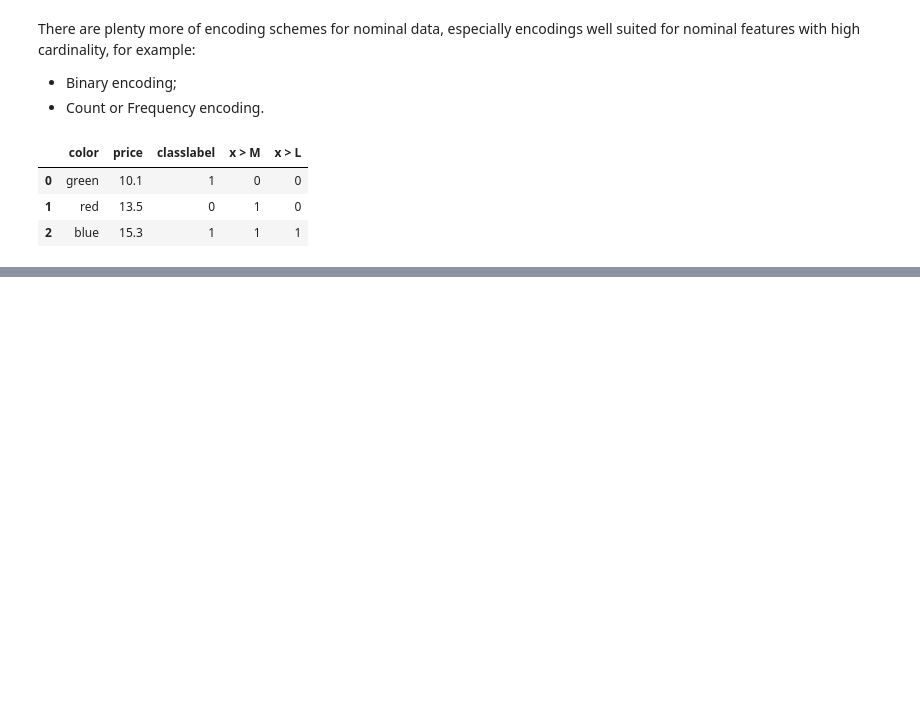
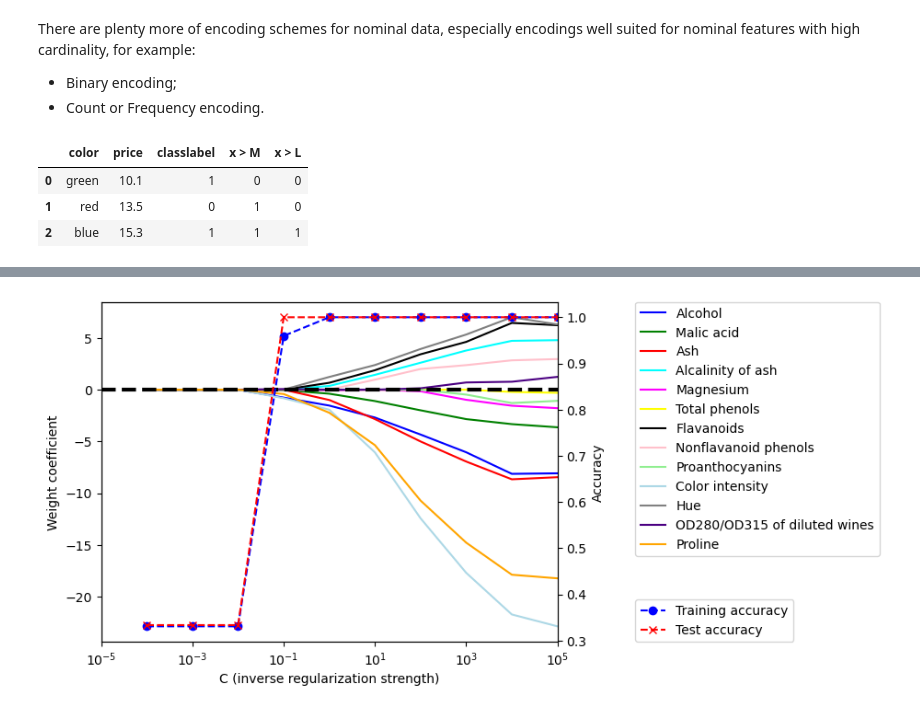
Before and after one commit to RiccardoTonioloDev/ML-w-PyTorch, a Jupyter notebook: Data preprocessing/building_good_datasets.ipynb, the cells around one changed output, grey strips where cells are left out. Saved outputs shown, nothing was run; the diff lists cells and outputs as text; code cells hidden in the pictures; blank space fills up the shorter version.

```diff
--- a/Data preprocessing/building_good_datasets.ipynb
+++ b/Data preprocessing/building_good_datasets.ipynb
@@ -200,0 +201,4 @@ df
+# %%
+df_wine = pd.read_csv('https://archive.ics.uci.edu/ml/machine-learning-databases/wine/wine.data', header=None)
+df_wine.columns = ['Class label','Alcohol','Malic acid','Ash','Alcalinity of ash','Magnesium','Total phenols','Flavanoids','Nonflavanoid phenols','Proanthocyanins','Color intensity','Hue','OD280/OD315 of diluted wines','Proline']
+df_wine.head()
@@ -200,0 +212,6 @@ df
+# %%
+from sklearn.model_selection import train_test_split
+X, y = df_wine.iloc[:,1:].values, df_wine.iloc[:,0].values
+X_train, X_test, y_train, y_test = train_test_split(X,y,test_size=0.3,random_state=0,stratify=y)
+# 30% in the test set and 70% in the training set
+# stratify=y determines that the classes in the training set and the test set have the same proportions
@@ -200,0 +270,10 @@ df
+# %%
+from sklearn.linear_model import LogisticRegression
+lr = LogisticRegression(
+    penalty='l1', # regularization penalty applied
+    C=1, # regularization coefficient
+    solver='liblinear', # an optimizer that can use the l1
+)
+lr.fit(X_train_std,y_train)
+print(f'Train accuracy: {lr.score(X_train_std,y_train)}')
+print(f'Test accuracy: {lr.score(X_test_std,y_test)}')
@@ -200,0 +301,67 @@ df
+# %%
+import matplotlib.pyplot as plt
+import numpy as np
+from sklearn.linear_model import LogisticRegression
+from sklearn.metrics import accuracy_score
+
+fig, ax1 = plt.subplots()
+
+colors = [
+    "blue",
+    "green",
+    "red",
+    "cyan",
+    "magenta",
+    "yellow",
+    "black",
+    "pink",
+    "lightgreen",
+    "lightblue",
+    "gray",
+    "indigo",
+    "orange",
+]
+weights, params, train_acc, test_acc = [], [], [], []
+
+for c in np.arange(-4, 6):
+    lr = LogisticRegression(penalty="l1", C=10.0**c, solver="liblinear", random_state=0)
+    lr.fit(X_train_std, y_train)
+    weights.append(lr.coef_[1])
+    params.append(10.0**c)
+
+    # Calcolo dell'accuracy
+    train_acc.append(accuracy_score(y_train, lr.predict(X_train_std)))
+    test_acc.append(accuracy_score(y_test, lr.predict(X_test_std)))
+
+weights = np.array(weights)
+
+# Tracciare i coefficienti dei pesi
+for column, color in zip(range(weights.shape[1]), colors):
+    ax1.plot(params, weights[:, column], label=df_wine.columns[column + 1], color=color)
+
+ax1.axhline(0, color="black", linestyle="--", linewidth=3)
+ax1.set_xscale("log")
+ax1.set_xlim([10 ** (-5), 10**5])
+ax1.set_xlabel("C (inverse regularization strength)")
+ax1.set_ylabel("Weight coefficient")
+ax1.legend(loc="upper left", bbox_to_anchor=(1.17, 1), borderaxespad=0.0)
+
+# Crea un secondo asse y per l'accuracy
+ax2 = ax1.twinx()
+ax2.plot(
+    params,
+    train_acc,
+    color="blue",
+    linestyle="--",
+    marker="o",
+    label="Training accuracy",
+)
+ax2.plot(
+    params, test_acc, color="red", linestyle="--", marker="x", label="Test accuracy"
+)
+ax2.set_ylabel("Accuracy")
+ax2.legend(loc="lower left", bbox_to_anchor=(1.17, 0), borderaxespad=0.0)
+
+plt.show()
+# %% [output]
+[figure, added]
```
Also changed, not shown: parts of 20 cells of this notebook, 1 other file.
